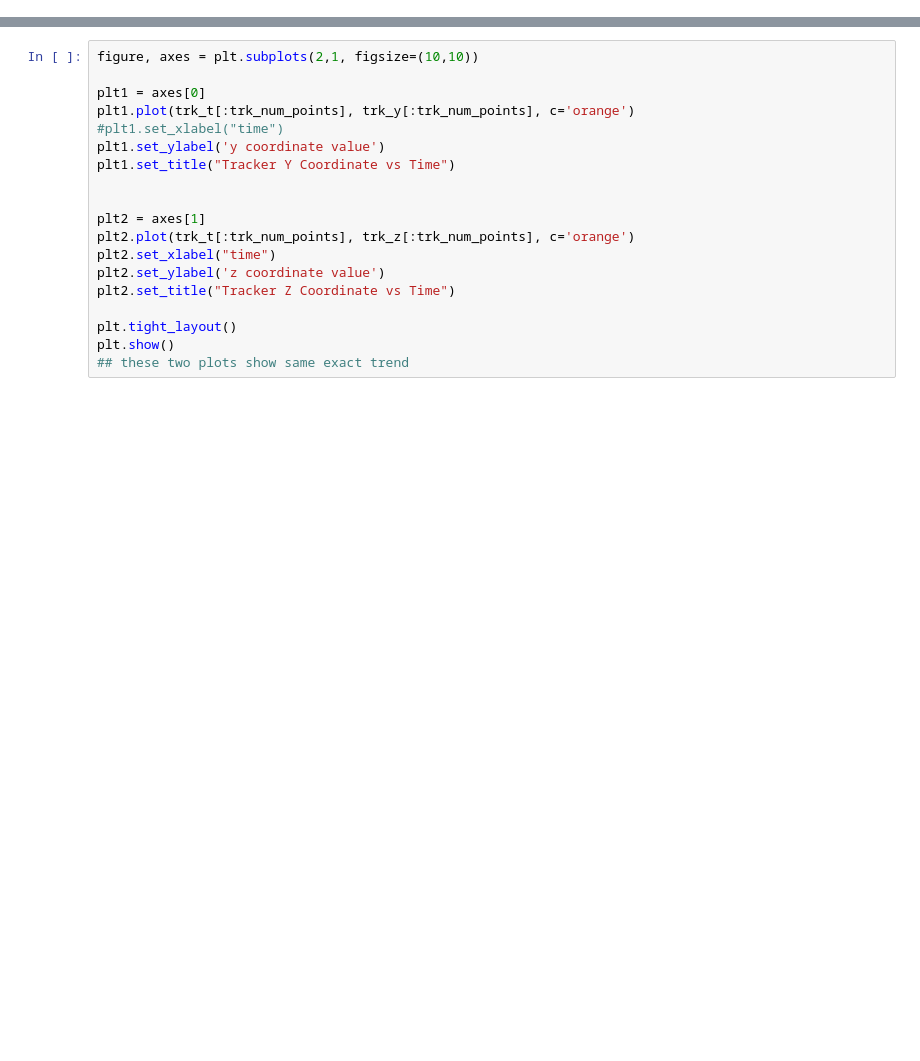
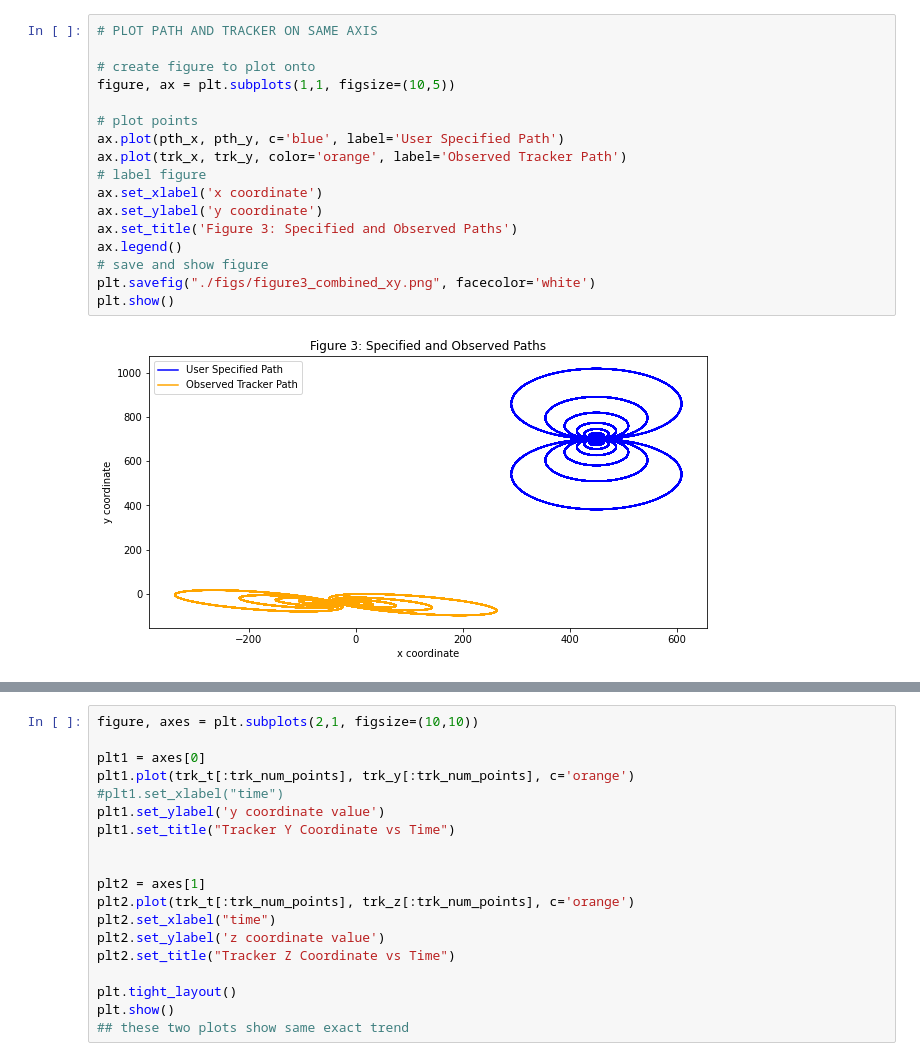
Before and after one commit to adamggibbs/path_analysis_soln, a Jupyter notebook: analysis.ipynb, the cells around one changed output, grey strips where cells are left out. Saved outputs shown, nothing was run; the diff lists cells and outputs as text; blank space fills up the shorter version.

```diff
--- a/analysis.ipynb
+++ b/analysis.ipynb
@@ -264,0 +165,19 @@ plt.show()
+# %%
+# PLOT PATH AND TRACKER ON SAME AXIS
+
+# create figure to plot onto
+figure, ax = plt.subplots(1,1, figsize=(10,5))
+
+# plot points
+ax.plot(pth_x, pth_y, c='blue', label='User Specified Path')
+ax.plot(trk_x, trk_y, color='orange', label='Observed Tracker Path')
+# label figure
+ax.set_xlabel('x coordinate')
+ax.set_ylabel('y coordinate')
+ax.set_title('Figure 3: Specified and Observed Paths')
+ax.legend()
+# save and show figure
+plt.savefig("./figs/figure3_combined_xy.png", facecolor='white')
+plt.show()
+# %% [output]
+[figure, added]
```
Also changed, not shown: parts of 43 cells of this notebook, 7 other files.
